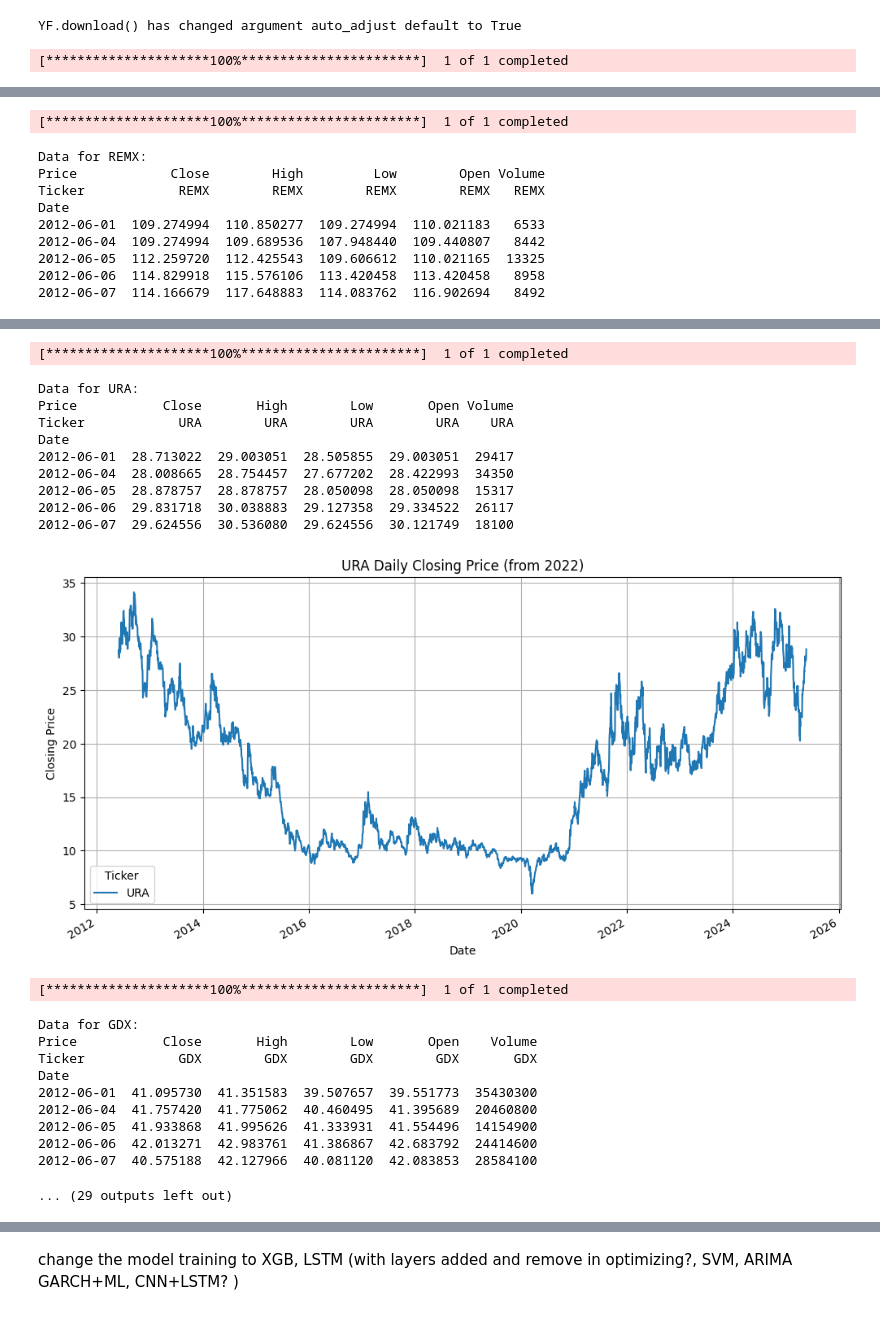
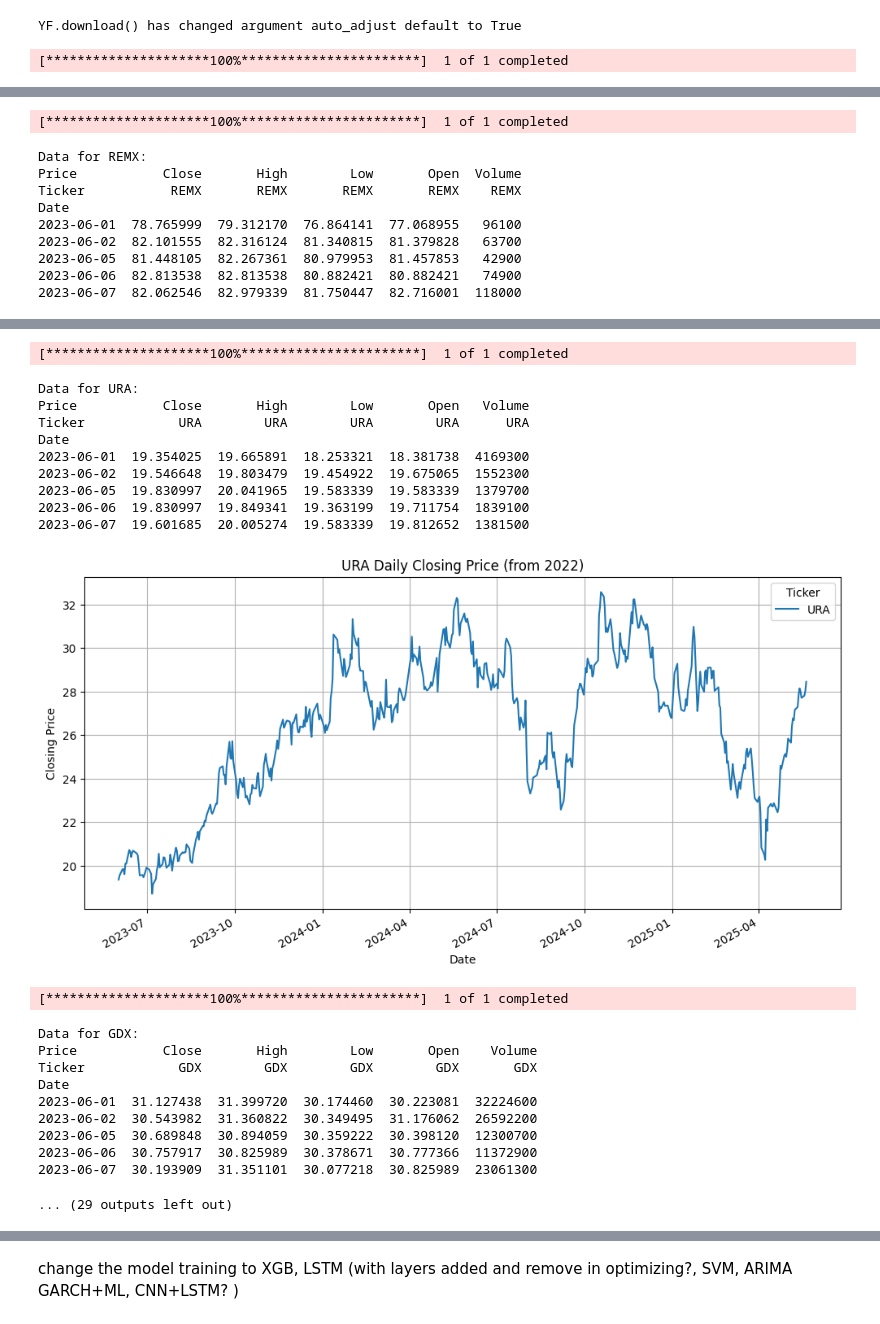
Before and after one commit to chielgroen1998/MLOps, a Jupyter notebook: datacollection.ipynb, the cells around one changed output, grey strips where cells are left out. Cells and saved outputs as stored; diff of their text form; code cells hidden in the pictures.

```diff
--- a/datacollection.ipynb
+++ b/datacollection.ipynb
@@ -85,7 +77,7 @@ symbols = ['LIT', 'REMX', 'URA', 'GDX', 'GDXJ', 'XLE', 'ICLN', 'SPY', 'GLD', 'CP
 all_data = {}
 for symbol in symbols:
     # Download data
-    data = yf.download(symbol, start='2012-06-01')
+    data = yf.download(symbol, start='2023-06-01')
     all_data[symbol] = data
 
     # Print the first few rows of the dataset
@@ -125,10 +117,10 @@ Date
 [*********************100%***********************]  1 of 1 completed
 Data for REMX:
-Price            Close        High         Low        Open Volume
-Ticker            REMX        REMX        REMX        REMX   REMX
+Price           Close       High        Low       Open  Volume
+Ticker           REMX       REMX       REMX       REMX    REMX
 Date
-2012-06-01  109.274994  110.850277  109.274994  110.021183   6533
-2012-06-04  109.274994  109.689536  107.948440  109.440807   8442
-2012-06-05  112.259720  112.425543  109.606612  110.021165  13325
-2012-06-06  114.829918  115.576106  113.420458  113.420458   8958
-2012-06-07  114.166679  117.648883  114.083762  116.902694   8492
+2023-06-01  78.765999  79.312170  76.864141  77.068955   96100
+2023-06-02  82.101555  82.316124  81.340815  81.379828   63700
+2023-06-05  81.448105  82.267361  80.979953  81.457853   42900
+2023-06-06  82.813538  82.813538  80.882421  80.882421   74900
+2023-06-07  82.062546  82.979339  81.750447  82.716001  118000
@@ -136,24 +128,24 @@ Date
 [*********************100%***********************]  1 of 1 completed
 Data for URA:
-Price           Close       High        Low       Open Volume
-Ticker            URA        URA        URA        URA    URA
+Price           Close       High        Low       Open   Volume
+Ticker            URA        URA        URA        URA      URA
 Date
-2012-06-01  28.713022  29.003051  28.505855  29.003051  29417
-2012-06-04  28.008665  28.754457  27.677202  28.422993  34350
-2012-06-05  28.878757  28.878757  28.050098  28.050098  15317
-2012-06-06  29.831718  30.038883  29.127358  29.334522  26117
-2012-06-07  29.624556  30.536080  29.624556  30.121749  18100
+2023-06-01  19.354025  19.665891  18.253321  18.381738  4169300
+2023-06-02  19.546648  19.803479  19.454922  19.675065  1552300
+2023-06-05  19.830997  20.041965  19.583339  19.583339  1379700
+2023-06-06  19.830997  19.849341  19.363199  19.711754  1839100
+2023-06-07  19.601685  20.005274  19.583339  19.812652  1381500
-[figure, old version]
+[figure, new version]
 [*********************100%***********************]  1 of 1 completed
 Data for GDX:
 Price           Close       High        Low       Open    Volume
 Ticker            GDX        GDX        GDX        GDX       GDX
 Date
-2012-06-01  41.095730  41.351583  39.507657  39.551773  35430300
-2012-06-04  41.757420  41.775062  40.460495  41.395689  20460800
-2012-06-05  41.933868  41.995626  41.333931  41.554496  14154900
-2012-06-06  42.013271  42.983761  41.386867  42.683792  24414600
-2012-06-07  40.575188  42.127966  40.081120  42.083853  28584100
+2023-06-01  31.127438  31.399720  30.174460  30.223081  32224600
+2023-06-02  30.543982  31.360822  30.349495  31.176062  26592200
+2023-06-05  30.689848  30.894059  30.359222  30.398120  12300700
+2023-06-06  30.757917  30.825989  30.378671  30.777366  11372900
+2023-06-07  30.193909  31.351101  30.077218  30.825989  23061300
 ... (29 outputs left out)
 # %%
 all_data['LIT'].columns = ['open', 'high', 'low', 'close', 'volume']
```
Also changed, not shown: parts of 18 cells of this notebook.
